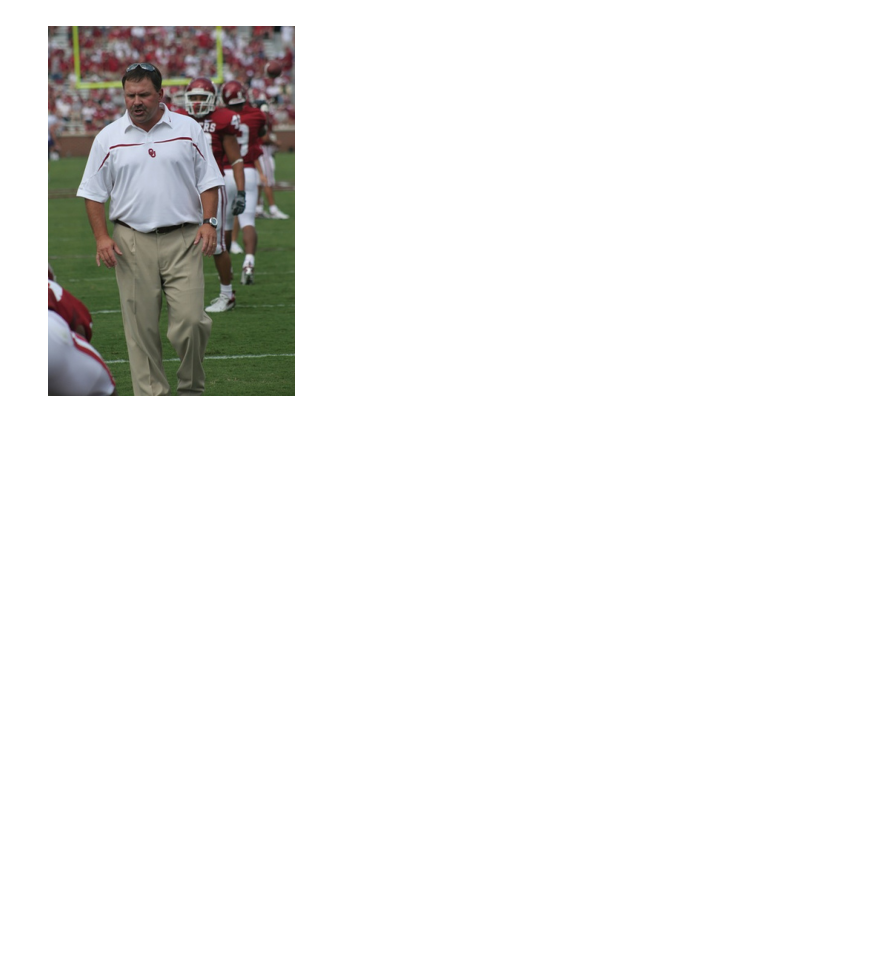
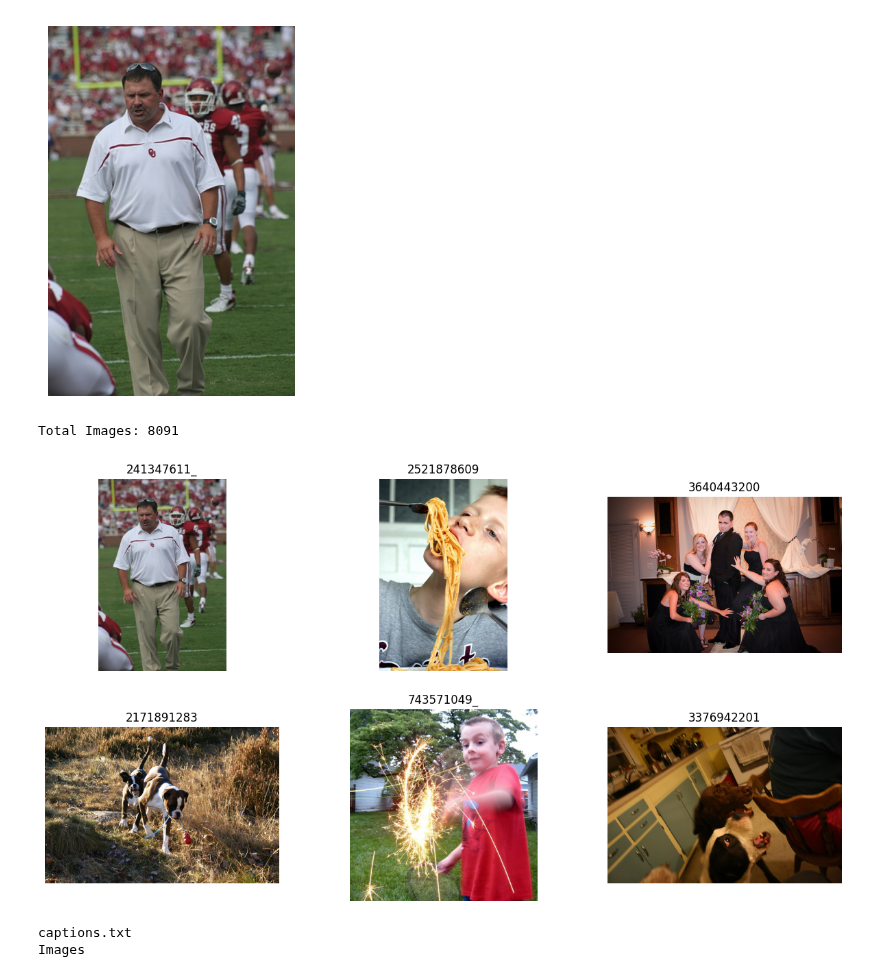
Before and after one commit to varshabonkur/Image-Caption-Generator-Deep-Learning, a Jupyter notebook: Image_Caption_Generator.ipynb, the cells around one changed output. Drawn from its saved outputs; the diff is of its cells as text; code cells hidden in the pictures; blank space fills up the shorter version.

Commit message:
Dataset exploration completed

```diff
--- a/Image_Caption_Generator.ipynb
+++ b/Image_Caption_Generator.ipynb
@@ -116,3 +74,30 @@ plt.axis("off")
 plt.show()
 # %% [output]
 [figure]
+# %%
+image_path = os.path.join(dataset_path, "Images")
+
+print("Total Images:", len(os.listdir(image_path)))
+# %% [output]
+Total Images: 8091
+# %%
+sample_images = os.listdir(image_path)[:6]
+
+plt.figure(figsize=(15,8))
+
+for i, img_name in enumerate(sample_images):
+    img = Image.open(os.path.join(image_path, img_name))
+    plt.subplot(2,3,i+1)
+    plt.imshow(img)
+    plt.title(img_name[:10])
+    plt.axis("off")
+
+plt.show()
+# %% [output]
+[figure, added]
+# %%
+for file in os.listdir(dataset_path):
+    print(file)
+# %% [output]
+captions.txt
+Images
```
Also changed, not shown: parts of 8 cells of this notebook.
